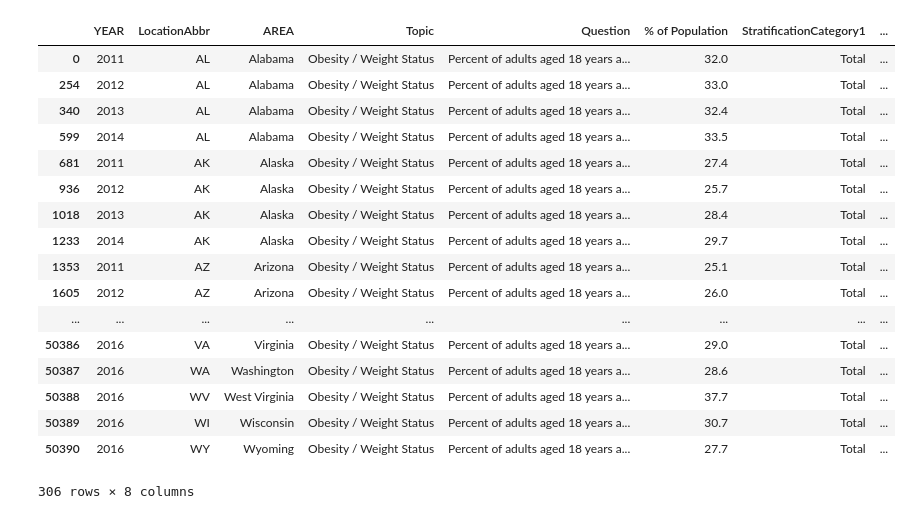
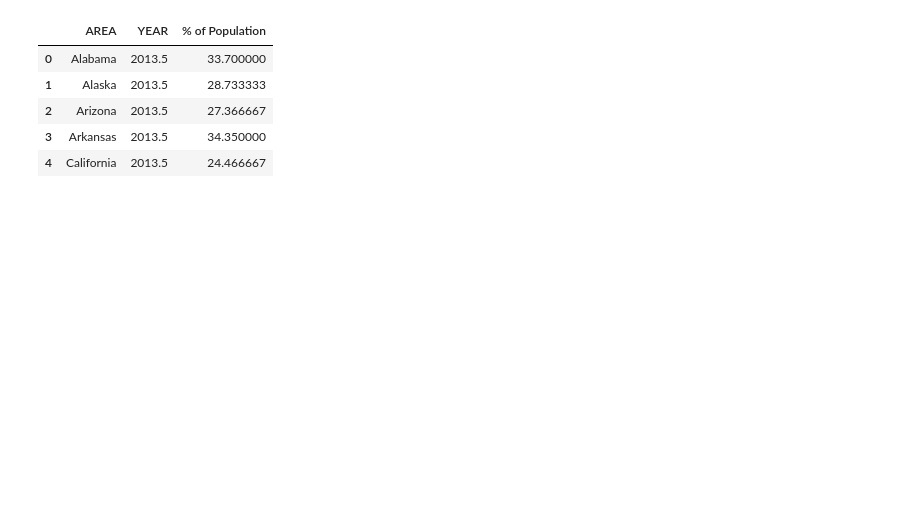
Before and after one commit to dan-brueckman/Group-Project1, a Jupyter notebook: Nutrition, Exercise and Obesity.ipynb, the cells around one changed output. Cells and saved outputs as stored; diff of their text form; code cells hidden in the pictures; blank space fills up the shorter version.

```diff
--- a/Nutrition, Exercise and Obesity.ipynb
+++ b/Nutrition, Exercise and Obesity.ipynb
@@ -91,23 +58,17 @@ data3
 # %%
-#create dataframe that is only a total of all races, genders, income and education levels:
+#create dataframe that shows the %of Adults who are Obese and shows the total of all races, genders, income and education levels:
 obesity_data = data3[(data3["Stratification1"]=="Total") & (data3["Topic"]=="Obesity / Weight Status") & (data3["Question"]=="Percent of adults aged 18 years and older who have obesity")]
-obesity_data
+obesity_data.head()
+
+#Create a DataFrame of the Obesity of the total people, that is the mean of all the available years
+obesity_data.reset_index(inplace=True, drop = True)
+obesity_df = pd.DataFrame(obesity_data.groupby(["AREA"]).mean())
+obesity_df.reset_index(inplace = True,)
+obesity_df.head()
 # %% [output]
-|  | YEAR | LocationAbbr | AREA | Topic | Question | % of Population | StratificationCategory1 | ... |
-| 0 | 2011 | AL | Alabama | Obesity / Weight Status | Percent of adults aged 18 years a... | 32.0 | Total | ... |
-| 254 | 2012 | AL | Alabama | Obesity / Weight Status | Percent of adults aged 18 years a... | 33.0 | Total | ... |
-| 340 | 2013 | AL | Alabama | Obesity / Weight Status | Percent of adults aged 18 years a... | 32.4 | Total | ... |
-| 599 | 2014 | AL | Alabama | Obesity / Weight Status | Percent of adults aged 18 years a... | 33.5 | Total | ... |
-| 681 | 2011 | AK | Alaska | Obesity / Weight Status | Percent of adults aged 18 years a... | 27.4 | Total | ... |
-| 936 | 2012 | AK | Alaska | Obesity / Weight Status | Percent of adults aged 18 years a... | 25.7 | Total | ... |
-| 1018 | 2013 | AK | Alaska | Obesity / Weight Status | Percent of adults aged 18 years a... | 28.4 | Total | ... |
-| 1233 | 2014 | AK | Alaska | Obesity / Weight Status | Percent of adults aged 18 years a... | 29.7 | Total | ... |
-| 1353 | 2011 | AZ | Arizona | Obesity / Weight Status | Percent of adults aged 18 years a... | 25.1 | Total | ... |
-| 1605 | 2012 | AZ | Arizona | Obesity / Weight Status | Percent of adults aged 18 years a... | 26.0 | Total | ... |
-| ... | ... | ... | ... | ... | ... | ... | ... | ... |
-| 50386 | 2016 | VA | Virginia | Obesity / Weight Status | Percent of adults aged 18 years a... | 29.0 | Total | ... |
-| 50387 | 2016 | WA | Washington | Obesity / Weight Status | Percent of adults aged 18 years a... | 28.6 | Total | ... |
-| 50388 | 2016 | WV | West Virginia | Obesity / Weight Status | Percent of adults aged 18 years a... | 37.7 | Total | ... |
-| 50389 | 2016 | WI | Wisconsin | Obesity / Weight Status | Percent of adults aged 18 years a... | 30.7 | Total | ... |
-| 50390 | 2016 | WY | Wyoming | Obesity / Weight Status | Percent of adults aged 18 years a... | 27.7 | Total | ... |
+|  | AREA | YEAR | % of Population |
+| 0 | Alabama | 2013.5 | 33.700000 |
+| 1 | Alaska | 2013.5 | 28.733333 |
+| 2 | Arizona | 2013.5 | 27.366667 |
+| 3 | Arkansas | 2013.5 | 34.350000 |
+| 4 | California | 2013.5 | 24.466667 |
-306 rows × 8 columns
```
Also changed, not shown: parts of 17 cells of this notebook, 1 other file.
